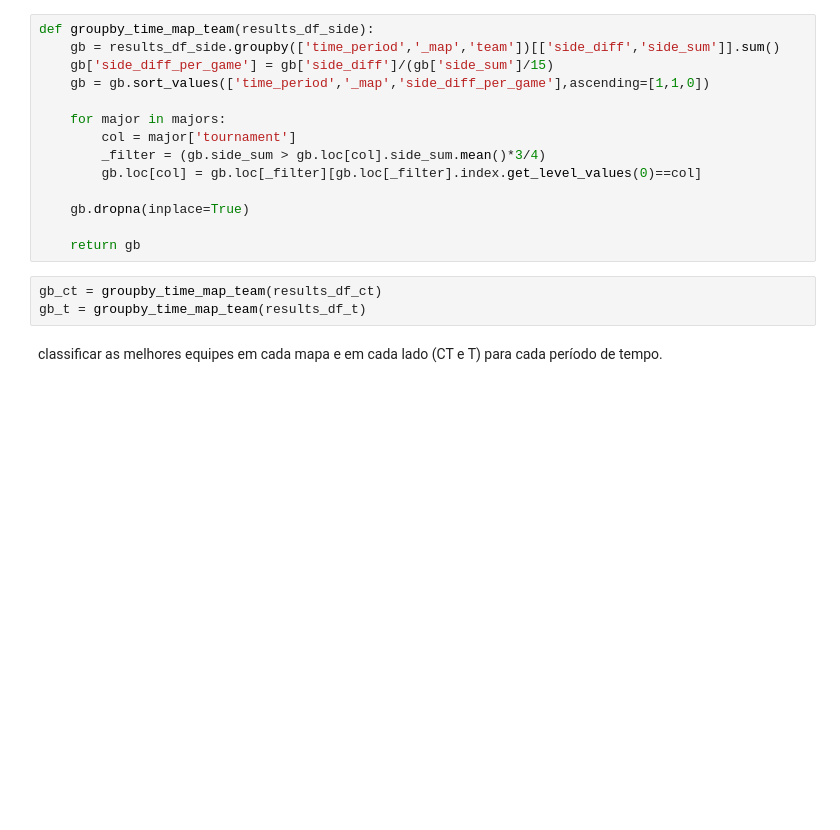
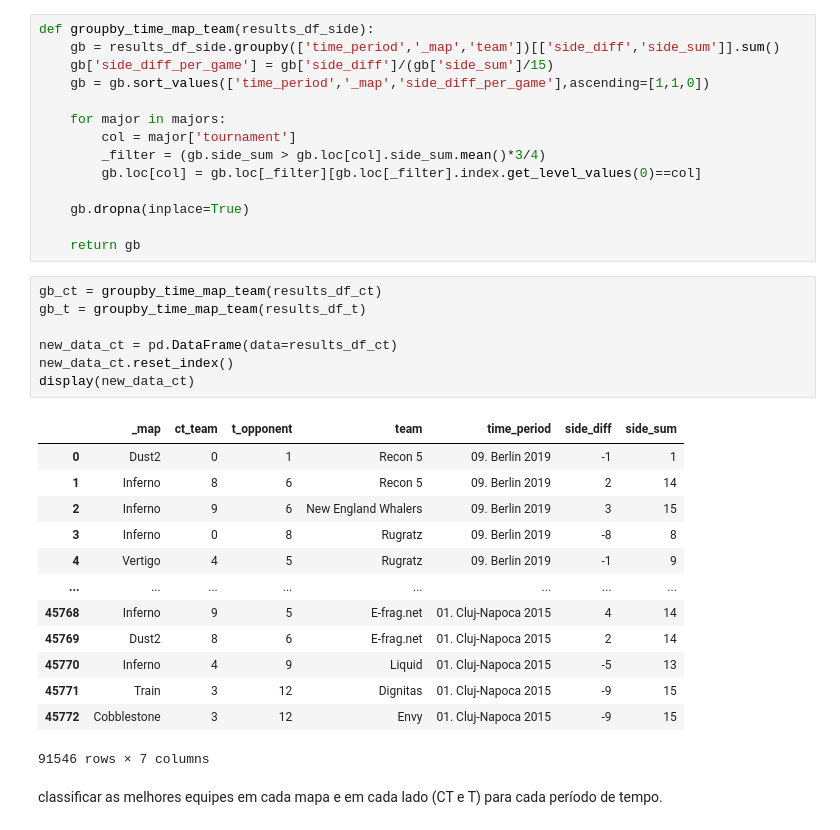
Before and after one commit to DanielMarinhoFerreira/Projeto-Integrador-III-CSV, a Jupyter notebook: analytics/analise_database.ipynb, the cells around one changed output. Cells and saved outputs as stored; diff of their text form; blank space fills up the shorter version.

```diff
--- a/analytics/analise_database.ipynb
+++ b/analytics/analise_database.ipynb
@@ -300,6 +302,24 @@ def groupby_time_map_team(results_df_side):
 # %%
 gb_ct = groupby_time_map_team(results_df_ct)
 gb_t = groupby_time_map_team(results_df_t)
+
+new_data_ct = pd.DataFrame(data=results_df_ct)
+new_data_ct.reset_index()
+display(new_data_ct)
+# %% [output]
+|  | _map | ct_team | t_opponent | team | time_period | side_diff | side_sum |
+| 0 | Dust2 | 0 | 1 | Recon 5 | 09. Berlin 2019 | -1 | 1 |
+| 1 | Inferno | 8 | 6 | Recon 5 | 09. Berlin 2019 | 2 | 14 |
+| 2 | Inferno | 9 | 6 | New England Whalers | 09. Berlin 2019 | 3 | 15 |
+| 3 | Inferno | 0 | 8 | Rugratz | 09. Berlin 2019 | -8 | 8 |
+| 4 | Vertigo | 4 | 5 | Rugratz | 09. Berlin 2019 | -1 | 9 |
+| ... | ... | ... | ... | ... | ... | ... | ... |
+| 45768 | Inferno | 9 | 5 | E-frag.net | 01. Cluj-Napoca 2015 | 4 | 14 |
+| 45769 | Dust2 | 8 | 6 | E-frag.net | 01. Cluj-Napoca 2015 | 2 | 14 |
+| 45770 | Inferno | 4 | 9 | Liquid | 01. Cluj-Napoca 2015 | -5 | 13 |
+| 45771 | Train | 3 | 12 | Dignitas | 01. Cluj-Napoca 2015 | -9 | 15 |
+| 45772 | Cobblestone | 3 | 12 | Envy | 01. Cluj-Napoca 2015 | -9 | 15 |
+91546 rows × 7 columns
 # %% [markdown]
 <p>classificar as melhores equipes em cada mapa e em cada lado (CT e T) para cada período de tempo.</p>
 # %%
```
Also changed, not shown: parts of 4 cells of this notebook.
